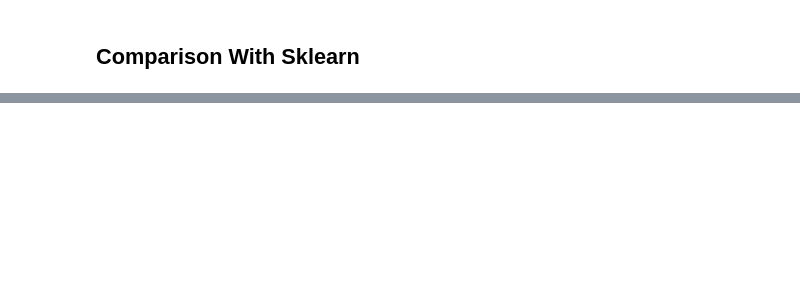
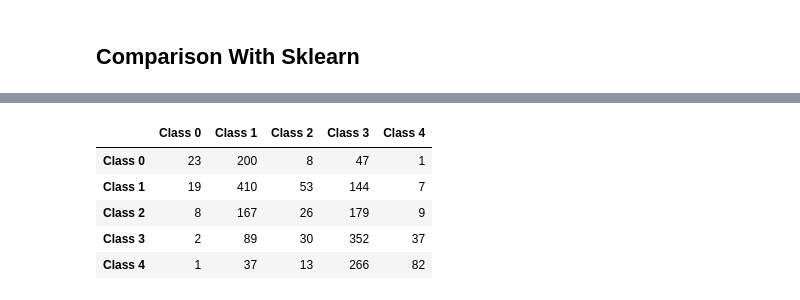
Before and after one commit to YoussefAboelwafa/SST_Text-Classification, a Jupyter notebook: Naive-Bayes-Classifier.ipynb, the cells around one changed output, grey strips where cells are left out. Saved outputs shown, nothing was run; the diff lists cells and outputs as text; code cells hidden in the pictures; blank space fills up the shorter version.

```diff
--- a/Naive-Bayes-Classifier.ipynb
+++ b/Naive-Bayes-Classifier.ipynb
@@ -272 +236,13 @@ Class 4        1       41        9      295       53
+# %%
+num_classes = 5
+conf_matrix = compute_confusion_matrix(true_labels, predicted_labels, num_classes)
+confusion_matrix_df = pd.DataFrame(conf_matrix, index=class_labels, columns=class_labels)
+confusion_matrix_df
+# %% [output]
+|  | Class 0 | Class 1 | Class 2 | Class 3 | Class 4 |
+| Class 0 | 23 | 200 | 8 | 47 | 1 |
+| Class 1 | 19 | 410 | 53 | 144 | 7 |
+| Class 2 | 8 | 167 | 26 | 179 | 9 |
+| Class 3 | 2 | 89 | 30 | 352 | 37 |
+| Class 4 | 1 | 37 | 13 | 266 | 82 |
 # %%
```
Also changed, not shown: parts of 22 cells of this notebook, 1 other file.
